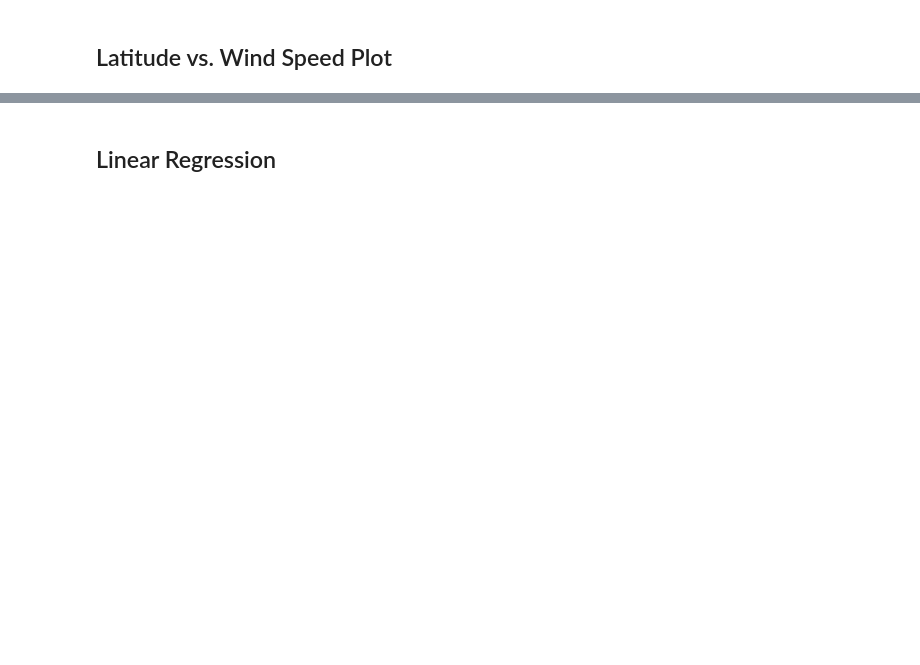
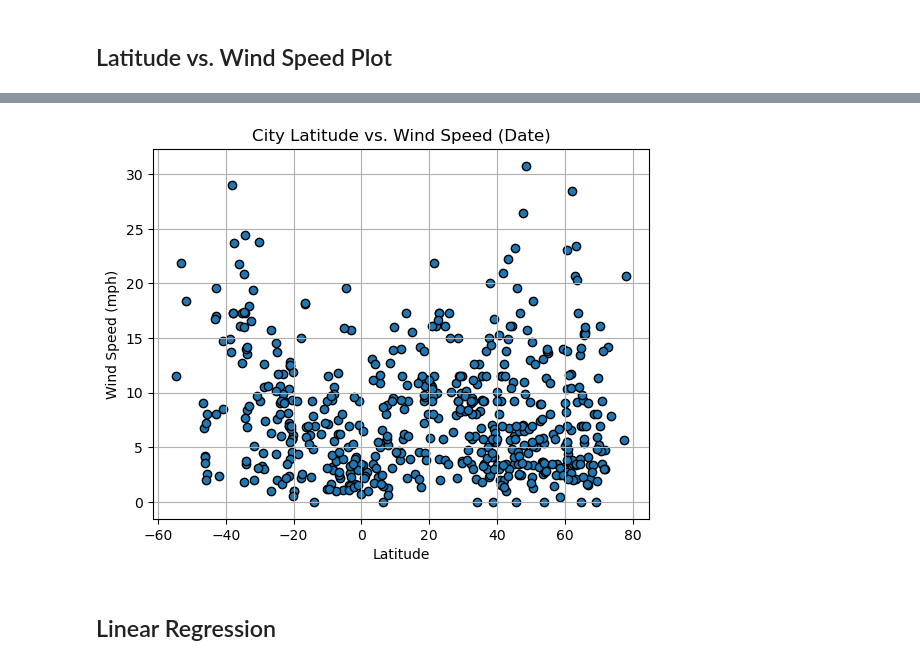
Before and after one commit to vgpass/python_api-challenge, a Jupyter notebook: WeatherPy/WeatherPycomplete.ipynb, the cells around one changed output, grey strips where cells are left out. Cells and saved outputs as stored; diff of their text form; code cells hidden in the pictures; blank space fills up the shorter version.

```diff
--- a/WeatherPy/WeatherPycomplete.ipynb
+++ b/WeatherPy/WeatherPycomplete.ipynb
@@ -151,2 +250,12 @@ Int64Index([], dtype='int64')
+# %%
+plt.scatter(city_data_df['Lat'], city_data_df['Wind Speed'], edgecolors='black')
+plt.title('City Latitude vs. Wind Speed (Date)')
+plt.xlabel('Latitude')
+plt.ylabel('Wind Speed (mph)')
+plt.grid()
+plt.savefig("output_data/Fig4.png")
+plt.show()
+# %% [output]
+[figure, added]
 # %% [markdown]
 ## Linear Regression
```
Also changed, not shown: parts of 38 cells of this notebook.
